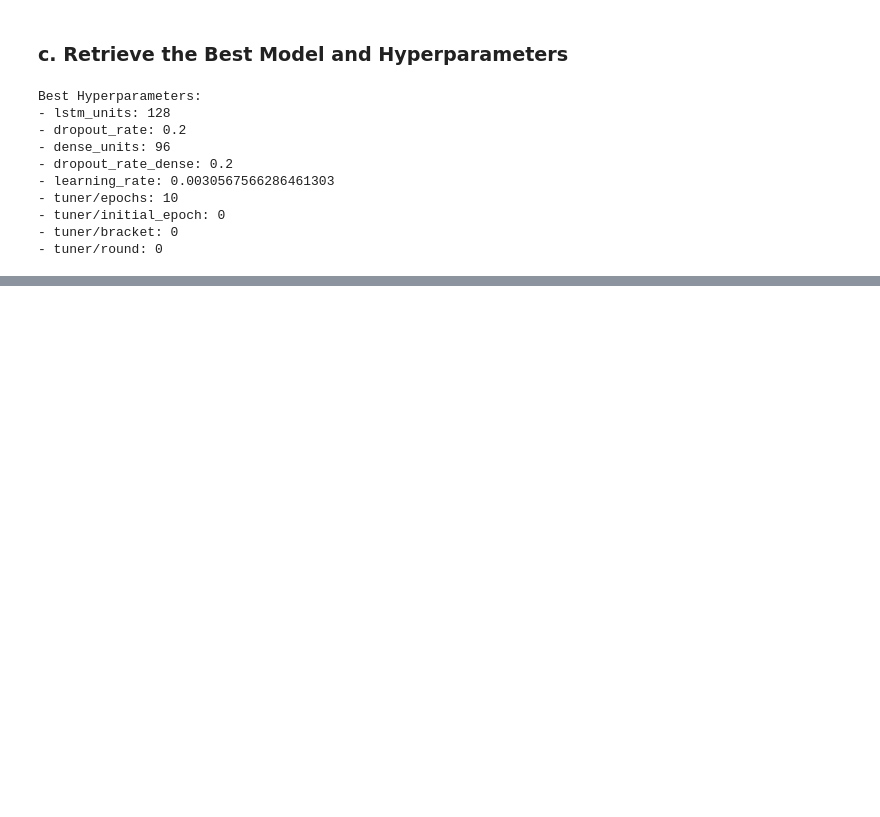
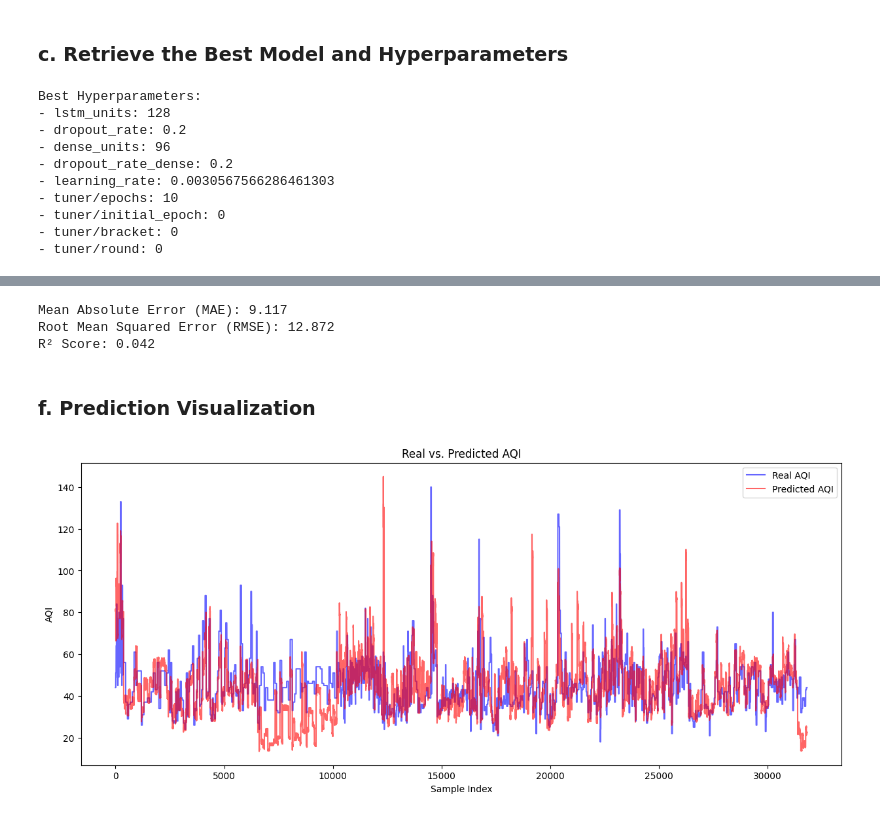
Before and after one commit to nehajanar/Air-Quality-Detection, a Jupyter notebook: code/aqi_prediction.ipynb, the cells around one changed output, grey strips where cells are left out. Saved outputs shown, nothing was run; the diff lists cells and outputs as text; code cells hidden in the pictures; blank space fills up the shorter version.

```diff
--- a/code/aqi_prediction.ipynb
+++ b/code/aqi_prediction.ipynb
@@ -1252,0 +1302,3 @@ best_model = tuner.get_best_models(num_models=1)[0]
+# %%
+# Making predictions
+y_pred = best_model.predict([test_X, test_states, test_counties, test_cities])
@@ -1252,0 +1308,27 @@ best_model = tuner.get_best_models(num_models=1)[0]
+# %%
+# Metrics (e.g., RMSE, MAE, R2)
+mae = mean_absolute_error(test_y, y_pred)
+rmse = np.sqrt(mean_squared_error(test_y, y_pred))
+r2 = r2_score(test_y, y_pred)
+
+print(f"Mean Absolute Error (MAE): {mae:.3f}")
+print(f"Root Mean Squared Error (RMSE): {rmse:.3f}")
+print(f"R² Score: {r2:.3f}")
+# %% [output]
+Mean Absolute Error (MAE): 9.117
+Root Mean Squared Error (RMSE): 12.872
+R² Score: 0.042
+# %% [markdown]
+### **f. Prediction Visualization**
+# %%
+# Plot real vs. predicted AQI
+plt.figure(figsize=(15, 6))
+plt.plot(test_y, label='Real AQI', color='blue', alpha=0.6)
+plt.plot(y_pred, label='Predicted AQI', color='red', alpha=0.6)
+plt.title('Real vs. Predicted AQI')
+plt.xlabel('Sample Index')
+plt.ylabel('AQI')
+plt.legend()
+plt.show()
+# %% [output]
+[figure, added]
```
Also changed, not shown: parts of 8 cells of this notebook, 2 other files.
